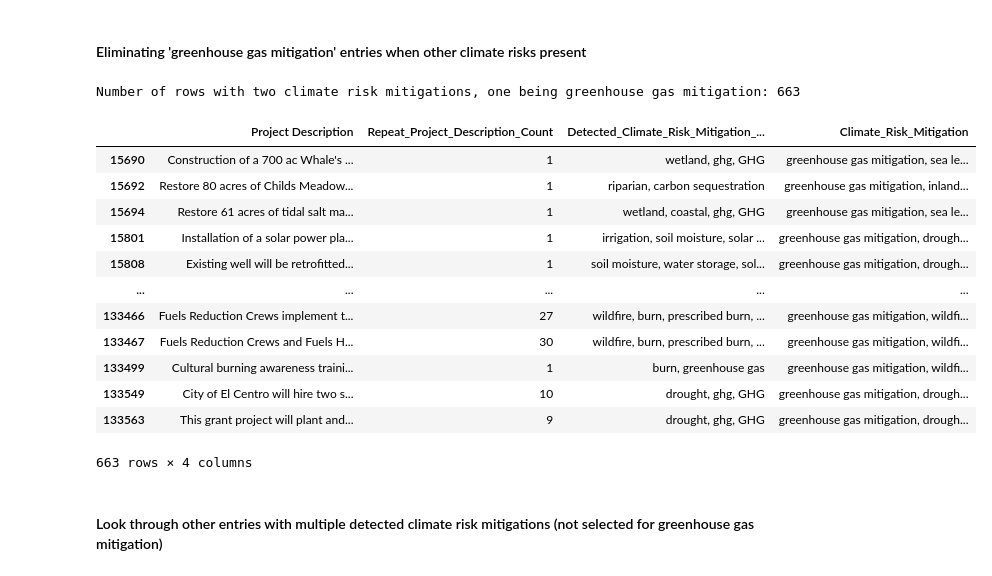
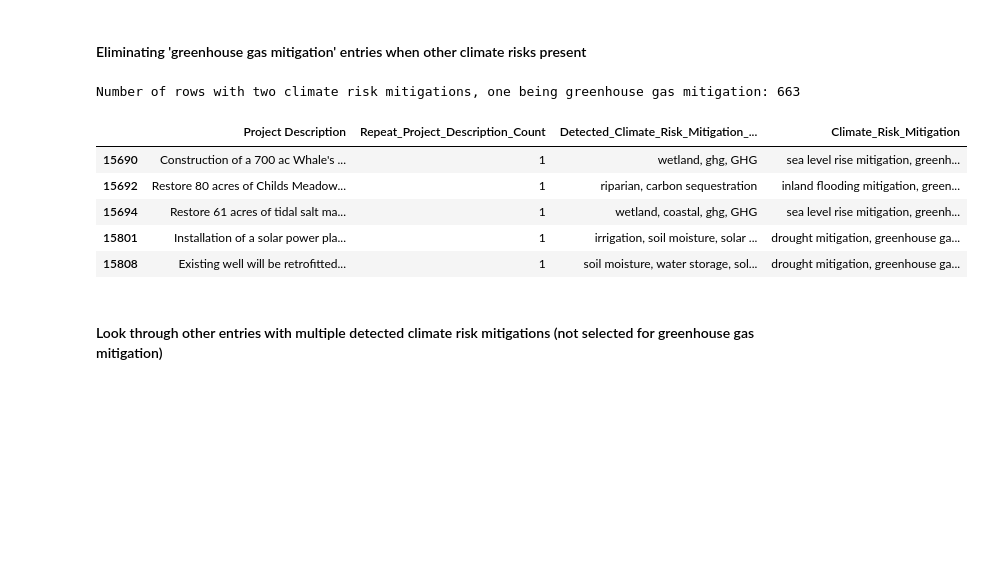
Before and after one commit to Eagle-Rock-Analytics/carb-climate-index, a Jupyter notebook: scripts/cci_crosswalk/crosswalk_phase_two/cci_projects_climate_mitigation.ipynb, the cells around one changed output. Cells and saved outputs as stored; diff of their text form; code cells hidden in the pictures; blank space fills up the shorter version.

```diff
--- a/scripts/cci_crosswalk/crosswalk_phase_two/cci_projects_climate_mitigation.ipynb
+++ b/scripts/cci_crosswalk/crosswalk_phase_two/cci_projects_climate_mitigation.ipynb
@@ -323,40 +323,33 @@ Number of rows with multiple climate risk mitigation entries: 854
 # %%
 # Create a copy of the DataFrame to avoid modifying the original data
 crosswalk_data_copy = crosswalk_data.copy()
 
 # Filter rows containing 'greenhouse gas mitigation'
 multi_risk = crosswalk_data_copy.loc[(crosswalk_data_copy['Climate_Risk_Mitigation'].str.count(',') == 1) &
                                 (crosswalk_data_copy['Climate_Risk_Mitigation'].str.contains('greenhouse gas mitigation'))]
 
 # Replace 'greenhouse gas mitigation' with an empty string in the 'Climate_Risk_Mitigation' column
 crosswalk_data_copy.loc[multi_risk.index, 'Climate_Risk_Mitigation'] = multi_risk['Climate_Risk_Mitigation'].str.replace('greenhouse gas mitigation', '')
 
 # Remove any remaining commas
 crosswalk_data_copy.loc[multi_risk.index, 'Climate_Risk_Mitigation'] = crosswalk_data_copy.loc[multi_risk.index, 'Climate_Risk_Mitigation'].str.replace(',', '')
 
 # Clean-up view for easier access
 data_preview = multi_risk[['Project Description', 'Repeat_Project_Description_Count', 'Detected_Climate_Risk_Mitigation_Keyword', 'Climate_Risk_Mitigation']]
 
 # Display the updated DataFrame
 #print(crosswalk_data)
 
 print('Number of rows with two climate risk mitigations, one being greenhouse gas mitigation:', len(data_preview))
-display(data_preview)
+data_preview.head(5)
 # %% [output]
 Number of rows with two climate risk mitigations, one being greenhouse gas mitigation: 663
 |  | Project Description | Repeat_Project_Description_Count | Detected_Climate_Risk_Mitigation_... | Climate_Risk_Mitigation |
-| 15690 | Construction of a 700 ac Whale's ... | 1 | wetland, ghg, GHG | greenhouse gas mitigation, sea le... |
-| 15692 | Restore 80 acres of Childs Meadow... | 1 | riparian, carbon sequestration | greenhouse gas mitigation, inland... |
-| 15694 | Restore 61 acres of tidal salt ma... | 1 | wetland, coastal, ghg, GHG | greenhouse gas mitigation, sea le... |
-| 15801 | Installation of a solar power pla... | 1 | irrigation, soil moisture, solar ... | greenhouse gas mitigation, drough... |
-| 15808 | Existing well will be retrofitted... | 1 | soil moisture, water storage, sol... | greenhouse gas mitigation, drough... |
-| ... | ... | ... | ... | ... |
-| 133466 | Fuels Reduction Crews implement t... | 27 | wildfire, burn, prescribed burn, ... | greenhouse gas mitigation, wildfi... |
-| 133467 | Fuels Reduction Crews and Fuels H... | 30 | wildfire, burn, prescribed burn, ... | greenhouse gas mitigation, wildfi... |
-| 133499 | Cultural burning awareness traini... | 1 | burn, greenhouse gas | greenhouse gas mitigation, wildfi... |
-| 133549 | City of El Centro will hire two s... | 10 | drought, ghg, GHG | greenhouse gas mitigation, drough... |
-| 133563 | This grant project will plant and... | 9 | drought, ghg, GHG | greenhouse gas mitigation, drough... |
+| 15690 | Construction of a 700 ac Whale's ... | 1 | wetland, ghg, GHG | sea level rise mitigation, greenh... |
+| 15692 | Restore 80 acres of Childs Meadow... | 1 | riparian, carbon sequestration | inland flooding mitigation, green... |
+| 15694 | Restore 61 acres of tidal salt ma... | 1 | wetland, coastal, ghg, GHG | sea level rise mitigation, greenh... |
+| 15801 | Installation of a solar power pla... | 1 | irrigation, soil moisture, solar ... | drought mitigation, greenhouse ga... |
+| 15808 | Existing well will be retrofitted... | 1 | soil moisture, water storage, sol... | drought mitigation, greenhouse ga... |
-663 rows × 4 columns
 # %% [markdown]
 #### Look through other entries with multiple detected climate risk mitigations (not selected for greenhouse gas mitigation)
 # %%
```
Also changed, not shown: parts of 1 cell of this notebook.
